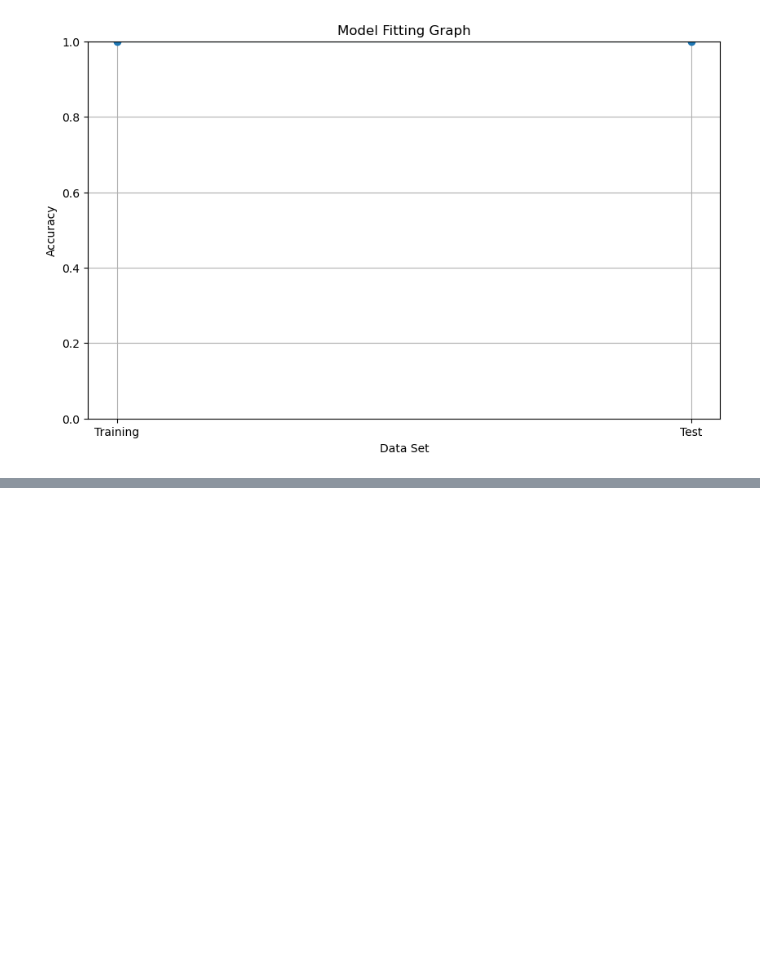
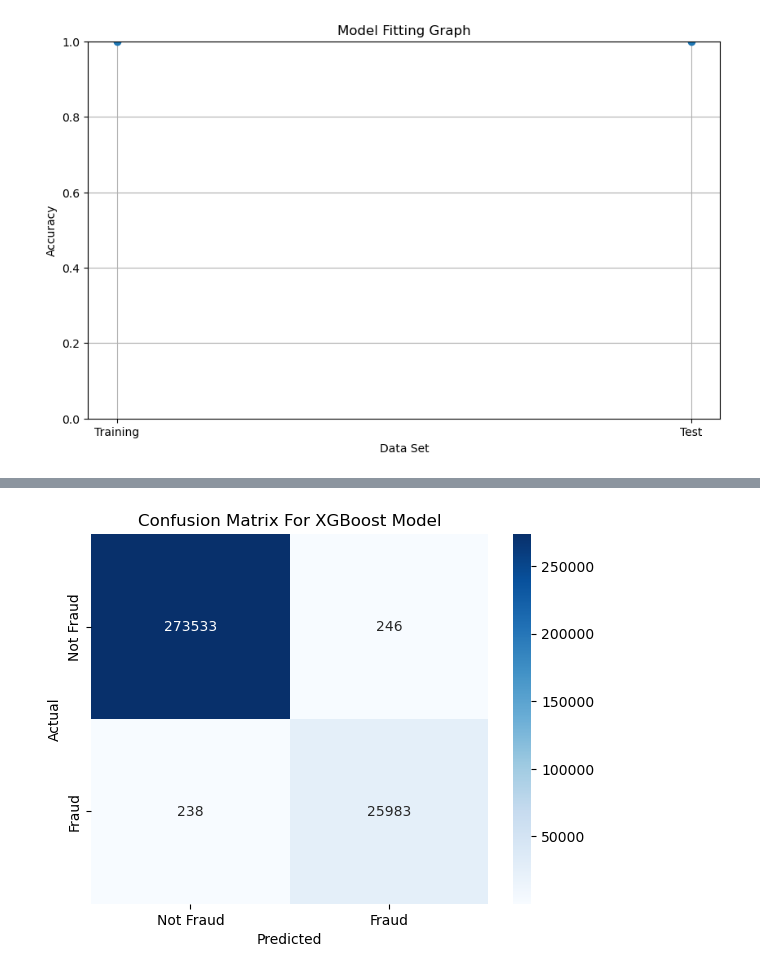
Before and after one commit to binkybarnes/credit-card-fraud, a Jupyter notebook: bruh.ipynb, the cells around one changed output, grey strips where cells are left out. Drawn from its saved outputs; the diff is of its cells as text; code cells hidden in the pictures; blank space fills up the shorter version.

Commit message:
finished final model

```diff
--- a/bruh.ipynb
+++ b/bruh.ipynb
@@ -184,0 +159,3 @@ X_train, X_test, y_train, y_test = train_test_split(X, y, stratify=y, test_size
+# %%
+lg = LogisticRegression()
+lg.fit(X_train, y_train)
@@ -193,7 +199,7 @@ from sklearn.metrics import classification_report, accuracy_score
 # %%
 kf = StratifiedKFold(n_splits=10, shuffle=False)
-rf = RandomForestClassifier(n_estimators=25, random_state=42)
-score = cross_val_score(rf, X_train, y_train, cv=kf, scoring='recall')
+rf = RandomForestClassifier(n_estimators=25, random_state=42, n_jobs=-1)
+score = cross_val_score(rf, X_train, y_train, cv=kf, scoring='recall', n_jobs=-1)
 print("Cross Validation Recall scores are: {}".format(score))
 print("Average Cross Validation Recall score: {}".format(score.mean()))
 # %% [output]
@@ -271,0 +289,3 @@ I believe there is overfitting going on, even though I did cross validation. I w
+# %%
+xgb = XGBClassifier(min_child_weight=1, max_depth=8, learning_rate=0.25, gamma=0.1, colsample_bytree=0.5, early_stopping_rounds=2)
+xgb.fit(X_train, y_train, eval_set=[(X_test, y_test)])
@@ -271,0 +321,7 @@ I believe there is overfitting going on, even though I did cross validation. I w
+# %%
+y_pred = xgb.predict(X_train)
+print("Train Score")
+print(classification_report(y_train, y_pred))
+y_pred = xgb.predict(X_test)
+print("Test Score")
+print(classification_report(y_test, y_pred))
@@ -271,0 +348,10 @@ I believe there is overfitting going on, even though I did cross validation. I w
+# %%
+sns.heatmap(confusion_matrix(y_test, y_pred), annot=True, fmt='d', cmap='Blues',
+            xticklabels=['Not Fraud', 'Fraud'],
+            yticklabels=['Not Fraud', 'Fraud'])
+plt.xlabel('Predicted')
+plt.ylabel('Actual')
+plt.title('Confusion Matrix For XGBoost Model')
+plt.show()
+# %% [output]
+[figure, added]
```
Also changed, not shown: parts of 35 cells of this notebook.
